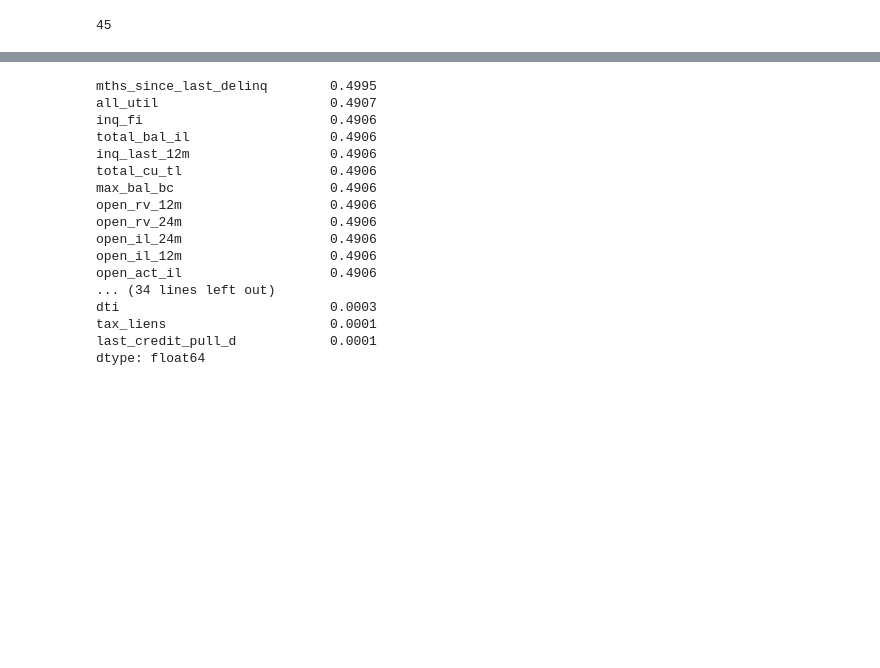
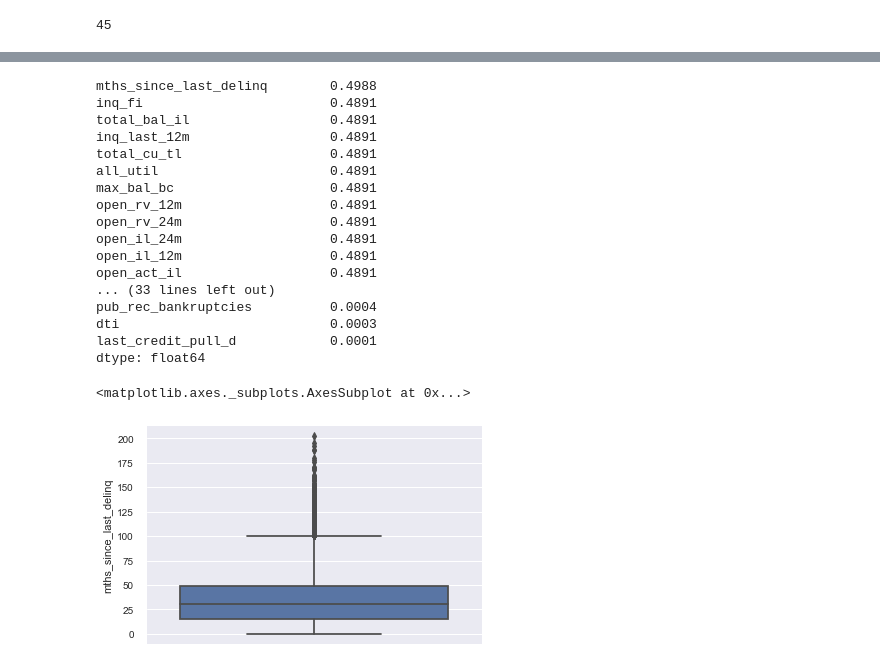
Before and after one commit to xiaobenhou/lendingclub_loan_data, a Jupyter notebook: load_data.ipynb, the cells around one changed output, grey strips where cells are left out. Saved outputs shown, nothing was run; the diff lists cells and outputs as text; code cells hidden in the pictures; blank space fills up the shorter version.

```diff
--- a/load_data.ipynb
+++ b/load_data.ipynb
@@ -123,5 +192,5 @@ len(feature_del_lst)
 45
 # %%
 # delete features with more than 50% missing values
-df.drop(feature_del_lst, axis=1 , inplace = True)
+df1.drop(feature_del_lst, axis=1 , inplace = True)
 # %%
@@ -155,24 +402,29 @@ df.shape
 # %%
 # update: percentage of missing value for each feature
-null_var1 =(( df.isnull().sum()/len(df)).round(4).sort_values(ascending=False))
+null_var1 =(( df1.isnull().sum()/len(df)).round(4).sort_values(ascending=False))
 feature_missing_lst = (null_var1[null_var1 > 0])
 # len(feature_missing_lst)  total 49 features having missing value
 feature_missing_lst
 # %% [output]
-mths_since_last_delinq        0.4995
-all_util                      0.4907
-inq_fi                        0.4906
-total_bal_il                  0.4906
-inq_last_12m                  0.4906
-total_cu_tl                   0.4906
-max_bal_bc                    0.4906
-open_rv_12m                   0.4906
-open_rv_24m                   0.4906
-open_il_24m                   0.4906
-open_il_12m                   0.4906
-open_act_il                   0.4906
-... (34 lines left out)
+mths_since_last_delinq        0.4988
+inq_fi                        0.4891
+total_bal_il                  0.4891
+inq_last_12m                  0.4891
+total_cu_tl                   0.4891
+all_util                      0.4891
+max_bal_bc                    0.4891
+open_rv_12m                   0.4891
+open_rv_24m                   0.4891
+open_il_24m                   0.4891
+open_il_12m                   0.4891
+open_act_il                   0.4891
+... (33 lines left out)
+pub_rec_bankruptcies          0.0004
 dti                           0.0003
-tax_liens                     0.0001
 last_credit_pull_d            0.0001
 dtype: float64
+# %%
+sns.boxplot(y = df['mths_since_last_delinq'])
+# %% [output]
+<matplotlib.axes._subplots.AxesSubplot at 0x...>
+[figure, added]
```
Also changed, not shown: parts of 36 cells of this notebook.
